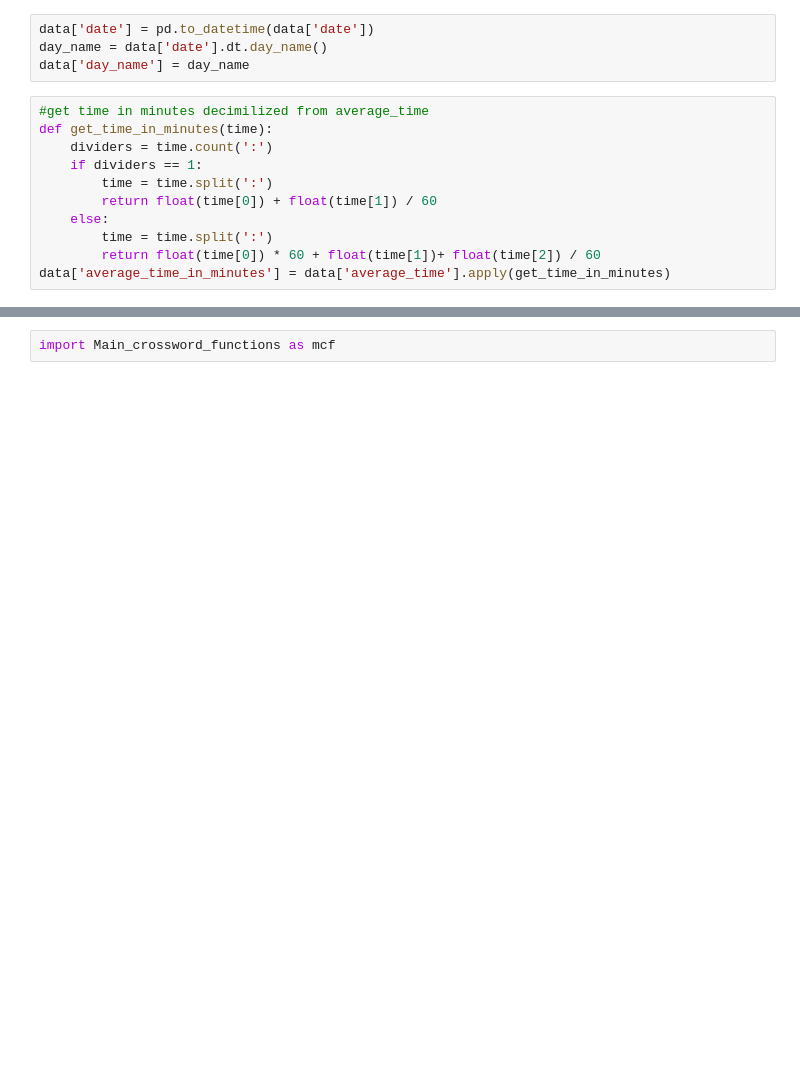
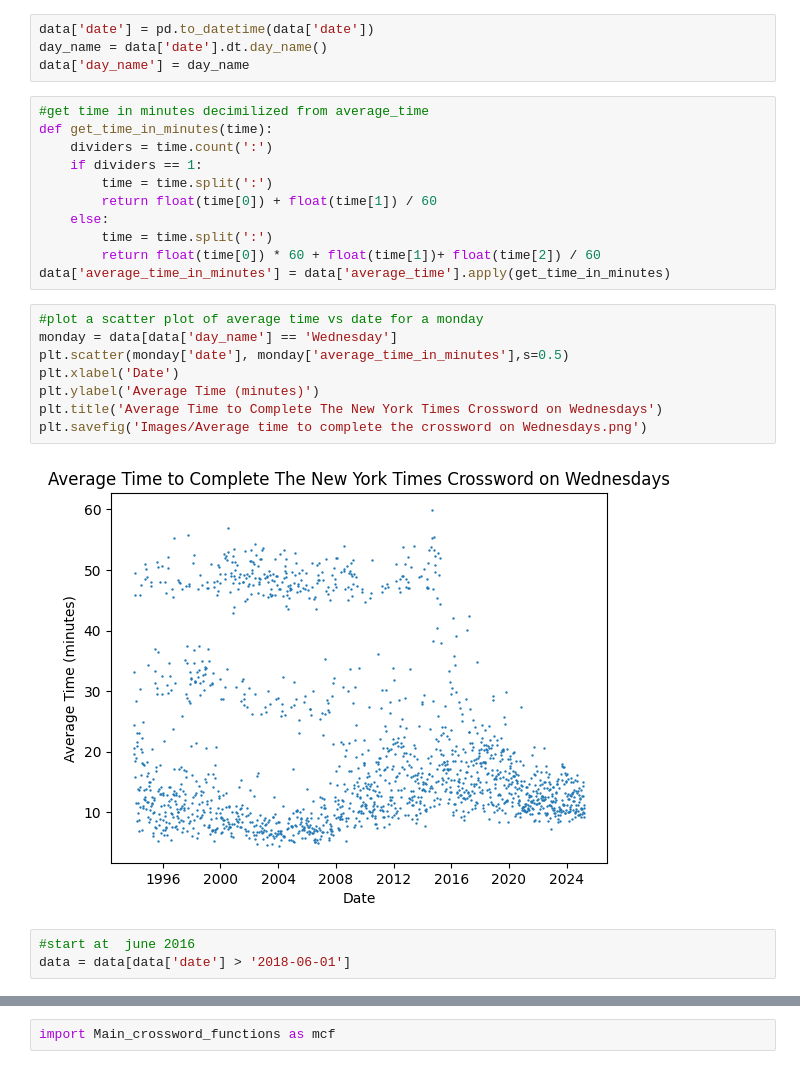
Before and after one commit to KevinBeeson/CrosswordDifficultyEstimator, a Jupyter notebook: Graph_creator.ipynb, the cells around one changed output, grey strips where cells are left out. Drawn from its saved outputs; the diff is of its cells as text; blank space fills up the shorter version.

```diff
--- a/Graph_creator.ipynb
+++ b/Graph_creator.ipynb
@@ -19,6 +19,19 @@ def get_time_in_minutes(time):
         time = time.split(':')
         return float(time[0]) * 60 + float(time[1])+ float(time[2]) / 60
 data['average_time_in_minutes'] = data['average_time'].apply(get_time_in_minutes)
+# %%
+#plot a scatter plot of average time vs date for a monday
+monday = data[data['day_name'] == 'Wednesday']
+plt.scatter(monday['date'], monday['average_time_in_minutes'],s=0.5)
+plt.xlabel('Date')
+plt.ylabel('Average Time (minutes)')
+plt.title('Average Time to Complete The New York Times Crossword on Wednesdays')
+plt.savefig('Images/Average time to complete the crossword on Wednesdays.png')
+# %% [output]
+[figure, added]
+# %%
+#start at  june 2016
+data = data[data['date'] > '2018-06-01']
 # %%
 fig, ax = plt.subplots()
 #create a histogram of average length binned by day of the week
```
Also changed, not shown: parts of 8 cells of this notebook, 1 other file.
